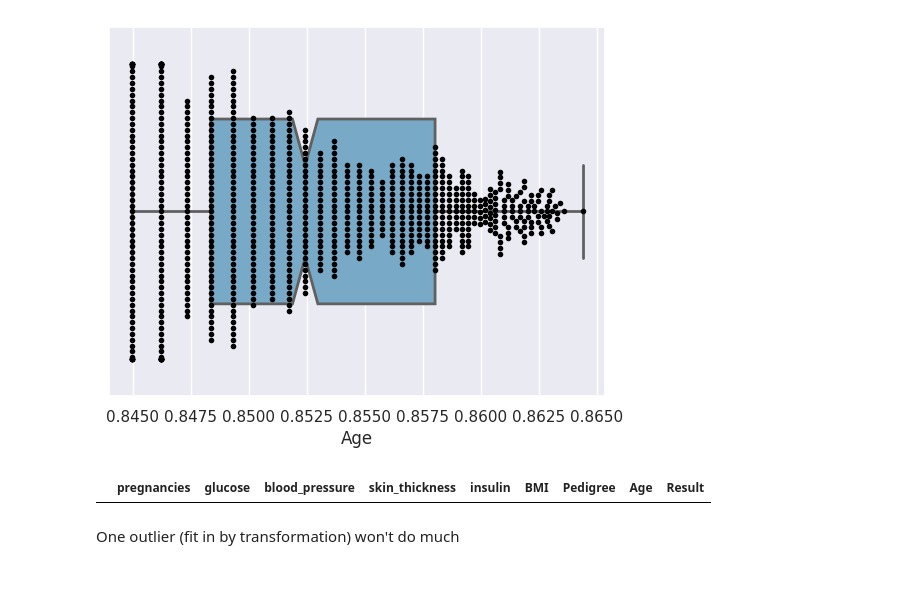
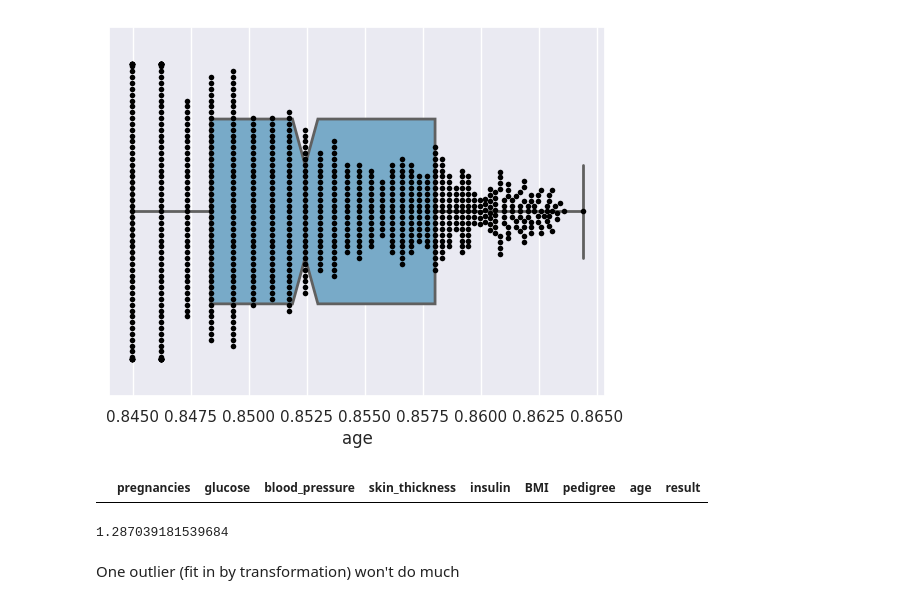
Before and after one commit to Dimildizio/DArc_course, a Jupyter notebook: EDA/PimaKaggle/Pima_indians_kaggle.ipynb, the cells around one changed output. Drawn from its saved outputs; the diff is of its cells as text; code cells hidden in the pictures.

```diff
--- a/EDA/PimaKaggle/Pima_indians_kaggle.ipynb
+++ b/EDA/PimaKaggle/Pima_indians_kaggle.ipynb
@@ -19,7 +19,7 @@ from scipy.stats import boxcox
 %%capture
 !wget -O pima.csv https://raw.githubusercontent.com/Dimildizio/DArc_course/main/EDA/PimaKaggle/pima-indians-diabetes.csv
 # %%
-columns = ['pregnancies','glucose', 'blood_pressure', 'skin_thickness', 'insulin', 'BMI', 'Pedigree', 'Age', 'Result']
+columns = ['pregnancies','glucose', 'blood_pressure', 'skin_thickness', 'insulin', 'BMI', 'pedigree', 'age', 'result']
 data = pd.read_csv('pima.csv', names = columns)
 data.head()
 # %% [output]
@@ -243,11 +243,11 @@ plot_transforms(transformed_data, 'Pedigree')
 # %% [markdown]
 looks like boxcox+1 perfroms better
 # %%
-pedigree = data['Pedigree'].copy()
+pedigree = data['pedigree'].copy()
 pedigree = bxcx(pedigree)
 plt.figure(figsize = (4,2))
 sns.histplot(pedigree, kde=True, color = 'red')
-transformed_data['Pedigree'] = pedigree
+transformed_data['pedigree'] = pedigree
 # %% [output]
 [figure]
 # %% [markdown]
@@ -265,11 +265,11 @@ plot_transforms(transformed_data, 'Age')
 # %% [markdown]
 Not much we can do here since the data is very skewed itself, my choice falls on boxcox
 # %%
-age = data['Age'].copy()
+age = data['age'].copy()
 age = bxcx(age)
 plt.figure(figsize = (4,2))
 sns.histplot(age, kde=True, color = 'red')
-transformed_data['Age'] = age
+transformed_data['age'] = age
 # %% [output]
 [figure]
 # %% [markdown]
@@ -279,9 +279,10 @@ check_outliers(transformed_data, 'Age')
 # %% [output]
 [figure]
 # %%
-get_iqr(transformed_data, 'Age')
+get_iqr(transformed_data, 'age')
 # %% [output]
-|  | pregnancies | glucose | blood_pressure | skin_thickness | insulin | BMI | Pedigree | Age | Result |
+|  | pregnancies | glucose | blood_pressure | skin_thickness | insulin | BMI | pedigree | age | result |
+1.287039181539684
 # %% [markdown]
 One outlier (fit in by transformation) won't do much
 # %% [markdown]
```
Also changed, not shown: parts of 47 cells of this notebook.
